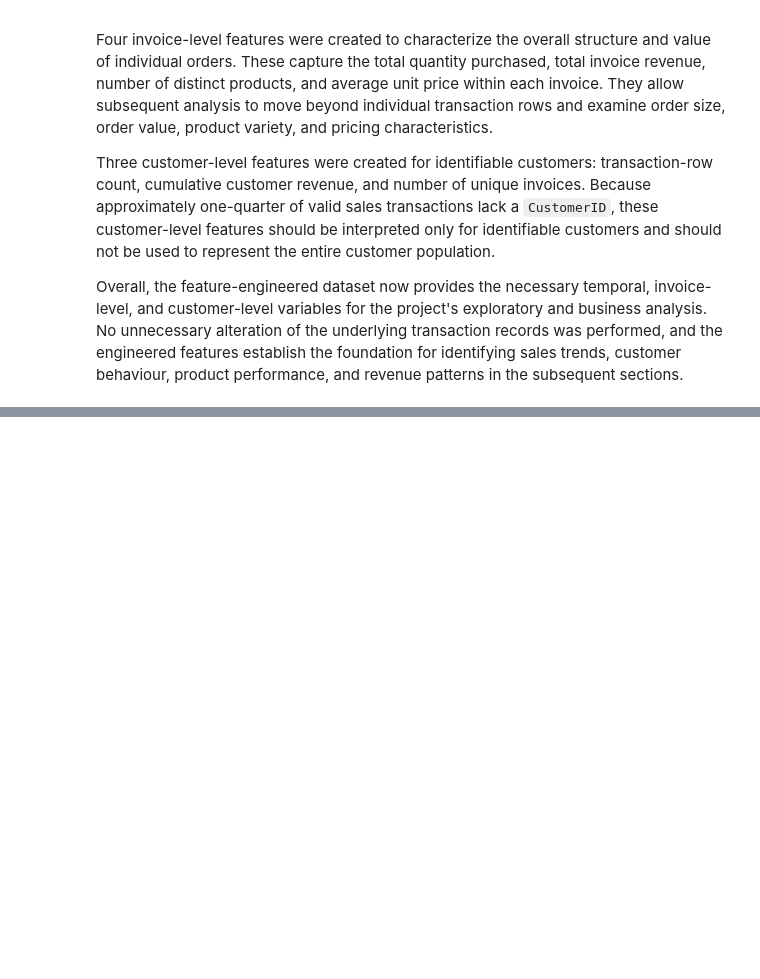
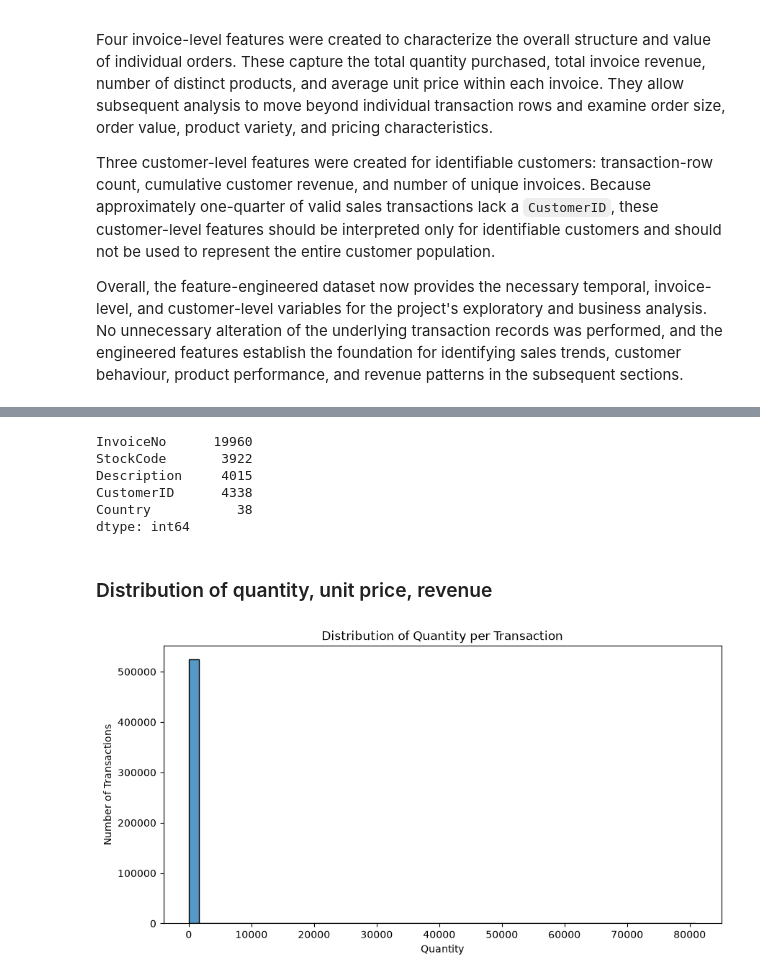
Before and after one commit to KashishSirohiwal/ShadowFox, a Jupyter notebook: Intermediate/notebooks/online_retail_analysis.ipynb, the cells around one changed output, grey strips where cells are left out. Cells and saved outputs as stored; diff of their text form; code cells hidden in the pictures; blank space fills up the shorter version.

```diff
--- a/Intermediate/notebooks/online_retail_analysis.ipynb
+++ b/Intermediate/notebooks/online_retail_analysis.ipynb
@@ -1055,0 +1150,32 @@ Overall, the feature-engineered dataset now provides the necessary temporal, inv
+# %%
+# Examine the cardinality of the major categorical variables.
+
+df_fe[
+    ["InvoiceNo", "StockCode", "Description", "CustomerID", "Country"]
+].nunique()
+# %% [output]
+InvoiceNo      19960
+StockCode       3922
+Description     4015
+CustomerID      4338
+Country           38
+dtype: int64
+# %% [markdown]
+### Distribution of quantity, unit price, revenue
+# %%
+# Visualize the distribution of units sold per transaction row.
+
+plt.figure(figsize=(10, 5))
+
+sns.histplot(
+    data=df_fe,
+    x="Quantity",
+    bins=50
+)
+
+plt.title("Distribution of Quantity per Transaction")
+plt.xlabel("Quantity")
+plt.ylabel("Number of Transactions")
+plt.show()
+# %% [output]
+[figure, added]
```
Also changed, not shown: parts of 66 cells of this notebook.
